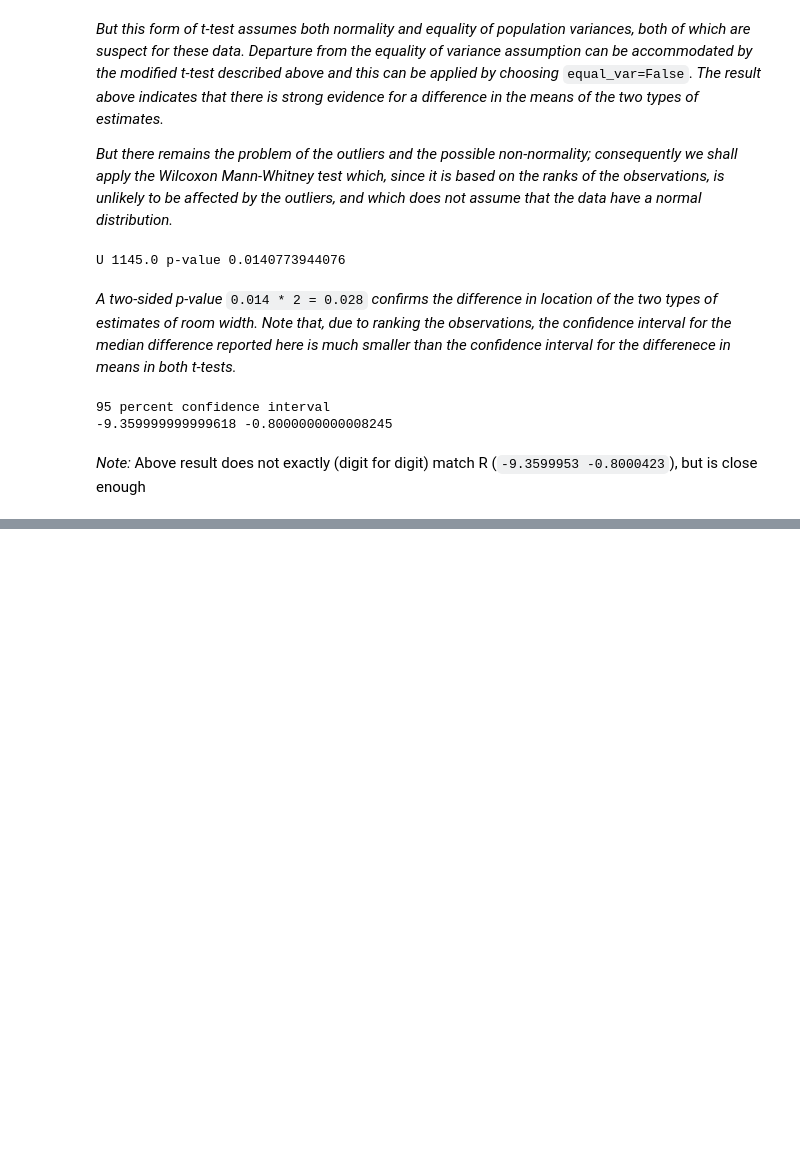
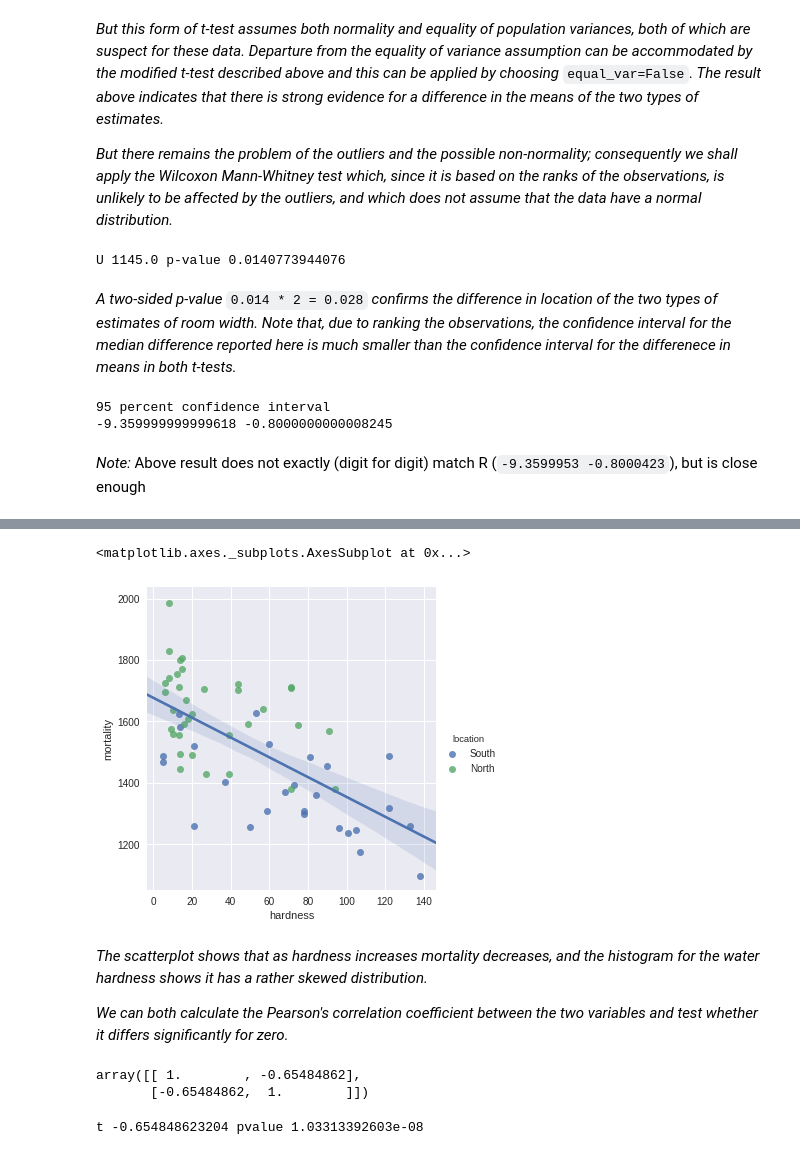
Before and after one commit to seporaitis/hsaur-python, a Jupyter notebook: Chapter3.ipynb, the cells around one changed output, grey strips where cells are left out. Cells and saved outputs as stored; diff of their text form; code cells hidden in the pictures; blank space fills up the shorter version.

```diff
--- a/Chapter3.ipynb
+++ b/Chapter3.ipynb
@@ -221,0 +292,21 @@ print(l, u)
+# %%
+g = sns.lmplot(x="hardness", y="mortality", hue="location", data=water, fit_reg=False)
+sns.regplot(x="hardness", y="mortality", data=water, scatter=False, ax=g.axes[0, 0])
+# %% [output]
+<matplotlib.axes._subplots.AxesSubplot at 0x...>
+[figure, added]
+# %% [markdown]
+_The scatterplot shows that as hardness increases mortality decreases, and the histogram for the water hardness shows it has a rather skewed distribution._
+
+_We can both calculate the Pearson's correlation coefficient between the two variables and test whether it differs significantly for zero._
+# %%
+np.corrcoef(water['mortality'], water['hardness'])
+# %% [output]
+array([[ 1.        , -0.65484862],
+       [-0.65484862,  1.        ]])
+# %%
+t, pvalue = stats.pearsonr(water['mortality'], water['hardness'])
+
+print("t", t, "pvalue", pvalue)
+# %% [output]
+t -0.654848623204 pvalue 1.03313392603e-08
```
Also changed, not shown: parts of 22 cells of this notebook, 4 other files.
